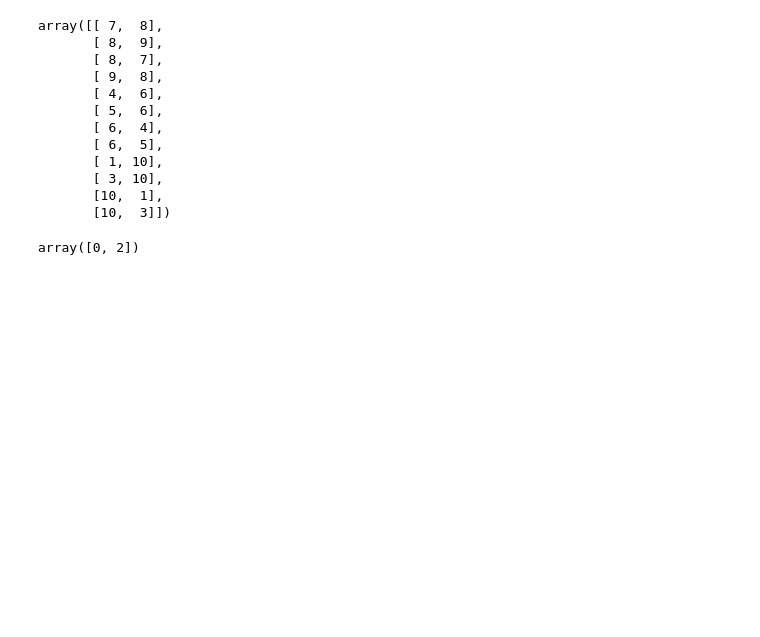
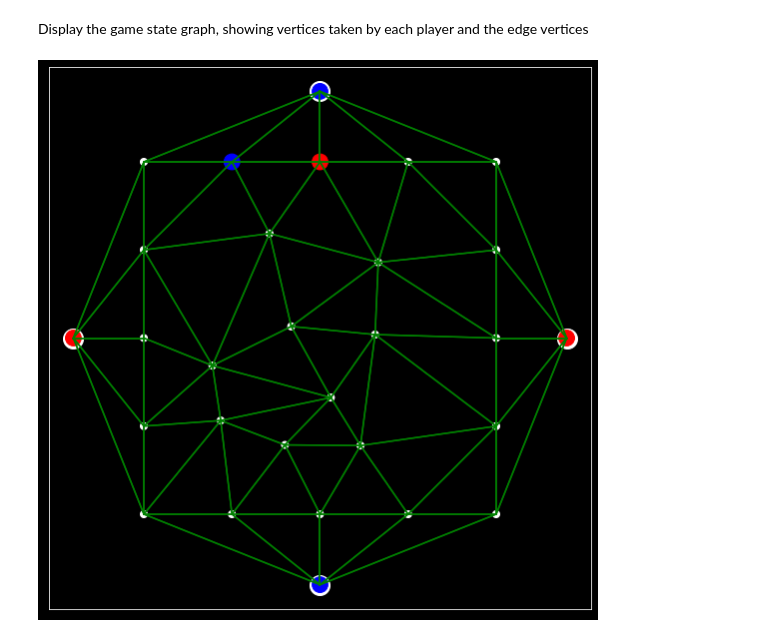
Before and after one commit to phil-hawkins/multiplayer-alphazero, a Jupyter notebook: notebooks/represent_vortex.ipynb, the cells around one changed output. Saved outputs shown, nothing was run; the diff lists cells and outputs as text; code cells hidden in the pictures; blank space fills up the shorter version.

Commit message:
vortex experiments

```diff
--- a/notebooks/represent_vortex.ipynb
+++ b/notebooks/represent_vortex.ipynb
@@ -81,31 +1,2 @@ AttributeError: 'Line2D' object has no property 'line_colors'
-# %%
-import sys, os; sys.path.insert(1, os.path.join(sys.path[0], '..'))
-import numpy as np
-from games.hex.vortex_board import merge_nodes
-
-edge_index = np.array([
-    [0,1,2,4,5,4,7,8,2],
-    [1,2,3,5,6,6,8,9,10]
-])
-edge_index = np.concatenate([edge_index, edge_index[[1,0]]], axis=1)
-nodes = np.array([1,2,5,6,10])
-edge_index = merge_nodes(nodes, edge_index)
-edge_index.T
-# %% [output]
-array([[ 7,  8],
-       [ 8,  9],
-       [ 8,  7],
-       [ 9,  8],
-       [ 4,  6],
-       [ 5,  6],
-       [ 6,  4],
-       [ 6,  5],
-       [ 1, 10],
-       [ 3, 10],
-       [10,  1],
-       [10,  3]])
-# %%
-a = np.array([True, False, True])
-a.nonzero()[0]
-# %% [output]
-array([0, 2])
+# %% [markdown]
+Display the game state graph, showing vertices taken by each player and the edge vertices
@@ -111,0 +12,41 @@ array([0, 2])
+# %%
+def show_board(board, edge_index=None, node_labels=False, line_style='g-'):
+    node_pos = board.node_attr[:, -2:]
+
+    ax = plt.gca()
+    ax.axes.xaxis.set_visible(False)
+    ax.axes.yaxis.set_visible(False)
+    ax.set_aspect('equal')
+    ax.get_figure().set_size_inches(10, 10)
+
+    # plot the edges
+    if edge_index is None:
+        edge_index = board.edge_index
+    for edge in edge_index.T:
+        edge_line = node_pos[edge].T
+        ax.plot(edge_line[0], edge_line[1], line_style)
+
+    # plot the nodes
+    ax.scatter(node_pos[-4:, 0], node_pos[-4:, 1], s=400, c='w')
+    colours = np.full_like(board.node_attr[:, 0], 'w', dtype=np.str0)
+    colours[board.node_attr[:, vb.HORIZONTAL_PLAYER] == 1.] = 'r'
+    colours[board.node_attr[:, vb.VERTICAL_PLAYER] == 1.] = 'b'
+    sizes = np.full_like(board.node_attr[:, 0], 50)
+    sizes[board.node_attr[:, vb.HORIZONTAL_PLAYER] == 1.] = 250
+    sizes[board.node_attr[:, vb.VERTICAL_PLAYER] == 1.] = 250
+    ax.scatter(node_pos[:, 0], node_pos[:, 1], s=sizes, c=colours)
+    if node_labels:
+        for i, pos in enumerate(node_pos):
+            ax.annotate(str(i), pos, )
+
+    plt.show()
+# %%
+board = vb.VortexBoard.new_vortex_board(size=5)
+cells = np.arange(board.node_count-4)
+np.random.shuffle(cells)
+for n in range(2):
+    board.set_stone(cells[n], n%2)
+
+show_board(board)
+# %% [output]
+[figure, added]
```
Also changed, not shown: parts of 3 cells of this notebook, 20 other files.
